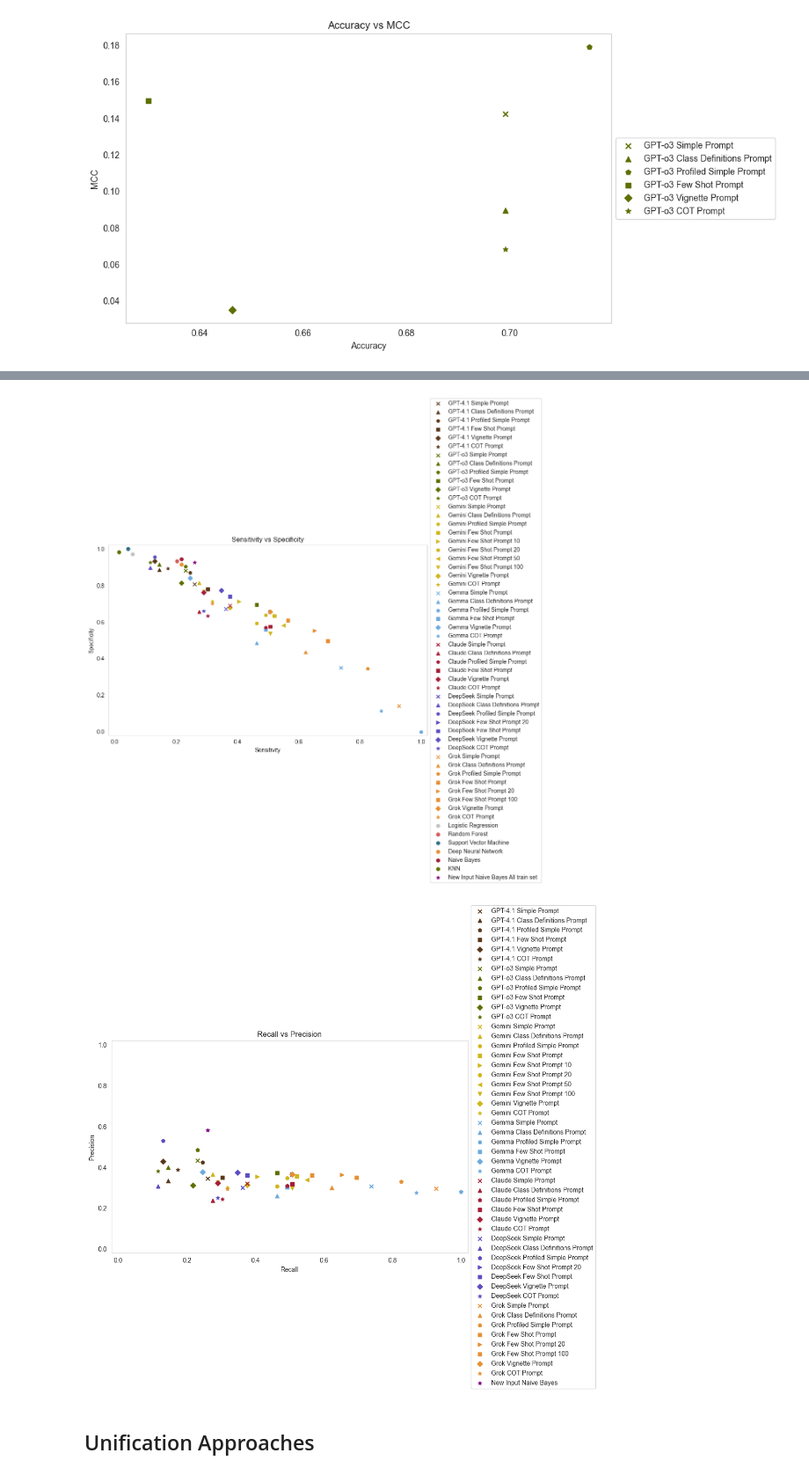
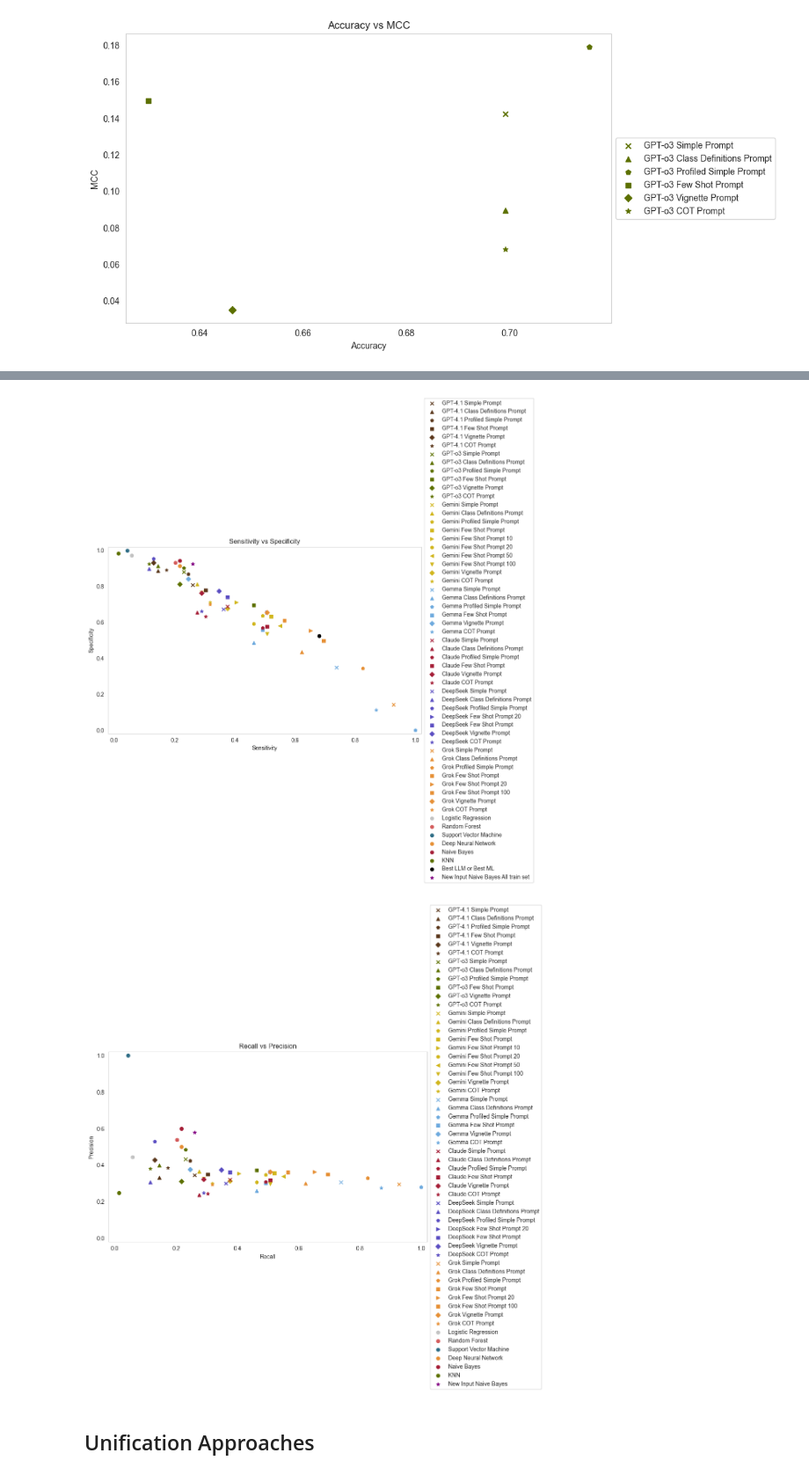
Before and after one commit to kimmizi/master_thesis, a Jupyter notebook: exp/05_Evaluation_Performance.ipynb, the cells around one changed output, grey strips where cells are left out. Shown at 88% size. Drawn from its saved outputs; the diff is of its cells as text; code cells hidden in the pictures.

```diff
--- a/exp/05_Evaluation_Performance.ipynb
+++ b/exp/05_Evaluation_Performance.ipynb
@@ -737,7 +747,7 @@ plt.scatter(metrics_knn["sensitivity"], metrics_knn["specificity"], label = "KNN
 # plt.scatter(metrics_pov_vignette_votes["sensitivity"], metrics_pov_vignette_votes["specificity"], label = "POV Vignette Votes", color = "black", marker = "D")
 # plt.scatter(metrics_pov_cot_votes["sensitivity"], metrics_pov_cot_votes["specificity"], label = "POV COT Votes", color = "black", marker = "*")
 
-# plt.scatter(metrics_best_LLM_or_best_ML["sensitivity"], metrics_best_LLM_or_best_ML["specificity"], label = "Best LLM or Best ML", color = "black", marker = "o")
+plt.scatter(metrics_best_LLM_or_best_ML["sensitivity"], metrics_best_LLM_or_best_ML["specificity"], label = "Best LLM or Best ML", color = "black", marker = "o")
 #
 # plt.scatter(metrics_new_input_dnn["sensitivity"], metrics_new_input_dnn["specificity"], label = "New Input DNN", color = "green", marker = "s")
 # plt.scatter(metrics_new_input_svc["sensitivity"], metrics_new_input_svc["specificity"], label = "New Input SVC", color = "green", marker = "o")
@@ -755,7 +765,7 @@ plt.grid()
 # # save as png
 # plt.savefig("../doc/figs/01_LLM_ML_performance/sensitivity_specificity_LLMs.png", dpi = 300, bbox_inches = "tight")
 # %% [output]
-[figure, old version]
+[figure, new version]
 # %%
 # recall vs precision
 plt.figure(figsize = (10, 6))
@@ -801,34 +811,41 @@ plt.scatter(metrics_Claude_4_cot_prompt["recall"], metrics_Claude_4_cot_prompt["
 
 plt.scatter(metrics_DeepSeek_simple_prompt["recall"], metrics_DeepSeek_simple_prompt["precision"], label = "DeepSeek Simple Prompt", color = hex_colors[13], marker = "x")
 plt.scatter(metrics_DeepSeek_class_def_prompt["recall"], metrics_DeepSeek_class_def_prompt["precision"], label = "DeepSeek Class Definitions Prompt", color = hex_colors[13], marker = "^")
 plt.scatter(metrics_DeepSeek_profiled_simple_prompt["recall"], metrics_DeepSeek_profiled_simple_prompt["precision"], label = "DeepSeek Profiled Simple Prompt", color = hex_colors[13], marker = "p")
 plt.scatter(metrics_DeepSeek_few_shot_prompt_20["recall"], metrics_DeepSeek_few_shot_prompt_20["precision"], label = "DeepSeek Few Shot Prompt 20", color = hex_colors[13], marker = ">")
 plt.scatter(metrics_DeepSeek_few_shot_prompt["recall"], metrics_DeepSeek_few_shot_prompt["precision"], label = "DeepSeek Few Shot Prompt", color = hex_colors[13], marker = "s")
 plt.scatter(metrics_DeepSeek_vignette_prompt["recall"], metrics_DeepSeek_vignette_prompt["precision"], label = "DeepSeek Vignette Prompt", color = hex_colors[13], marker = "D")
 plt.scatter(metrics_DeepSeek_cot_prompt["recall"], metrics_DeepSeek_cot_prompt["precision"], label = "DeepSeek COT Prompt", color = hex_colors[13], marker = "*")
 
 plt.scatter(metrics_Grok_simple_prompt["recall"], metrics_Grok_simple_prompt["precision"], label = "Grok Simple Prompt", color = hex_colors[4], marker = "x")
 plt.scatter(metrics_Grok_class_def_prompt["recall"], metrics_Grok_class_def_prompt["precision"], label = "Grok Class Definitions Prompt", color = hex_colors[4], marker = "^")
 plt.scatter(metrics_Grok_profiled_simple_prompt["recall"], metrics_Grok_profiled_simple_prompt["precision"], label = "Grok Profiled Simple Prompt", color = hex_colors[4], marker = "p")
 plt.scatter(metrics_Grok_few_shot_prompt["recall"], metrics_Grok_few_shot_prompt["precision"], label = "Grok Few Shot Prompt", color = hex_colors[4], marker = "s")
 plt.scatter(metrics_Grok_few_shot_prompt_20["recall"], metrics_Grok_few_shot_prompt_20["precision"], label = "Grok Few Shot Prompt 20", color = hex_colors[4], marker = ">")
 plt.scatter(metrics_Grok_few_shot_prompt_100["recall"], metrics_Grok_few_shot_prompt_100["precision"], label = "Grok Few Shot Prompt 100", color = hex_colors[4], marker = "s")
 plt.scatter(metrics_Grok_vignette_prompt["recall"], metrics_Grok_vignette_prompt["precision"], label = "Grok Vignette Prompt", color = hex_colors[4], marker = "D")
 plt.scatter(metrics_Grok_cot_prompt["recall"], metrics_Grok_cot_prompt["precision"], label = "Grok COT Prompt", color = hex_colors[4], marker = "*")
 
+plt.scatter(metrics_lr["recall"], metrics_lr["precision"], label = "Logistic Regression", color = hex_colors[7])
+plt.scatter(metrics_rf["recall"], metrics_rf["precision"], label = "Random Forest", color = hex_colors[1])
+plt.scatter(metrics_svc["recall"], metrics_svc["precision"], label = "Support Vector Machine", color = hex_colors[6])
+plt.scatter(metrics_dnn["recall"], metrics_dnn["precision"], label = "Deep Neural Network", color = hex_colors[4])
+plt.scatter(metrics_nb["recall"], metrics_nb["precision"], label = "Naive Bayes", color = hex_colors[0])
+plt.scatter(metrics_knn["recall"], metrics_knn["precision"], label = "KNN", color = hex_colors[9])
+
 plt.scatter(metrics_new_input_nb["recall"], metrics_new_input_nb["precision"], label = "New Input Naive Bayes", color = "purple", marker = "*")
 
 
 plt.xlim(-0.02, 1.02)
 plt.ylim(-0.02, 1.02)
 
 plt.xlabel("Recall")
 plt.ylabel("Precision")
 plt.title("Recall vs Precision")
 plt.legend(loc = 'center left', bbox_to_anchor = (1, 0.5))
 plt.grid()
 # %% [output]
-[figure, old version]
+[figure, new version]
 # %% [markdown]
 ## Unification Approaches
 # %%
```
Also changed, not shown: parts of 17 cells of this notebook, 5 other files.
